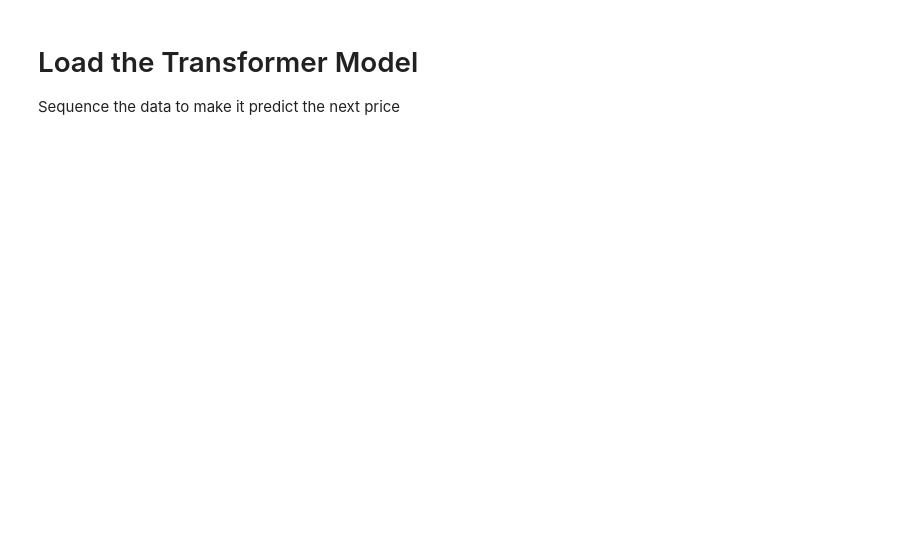
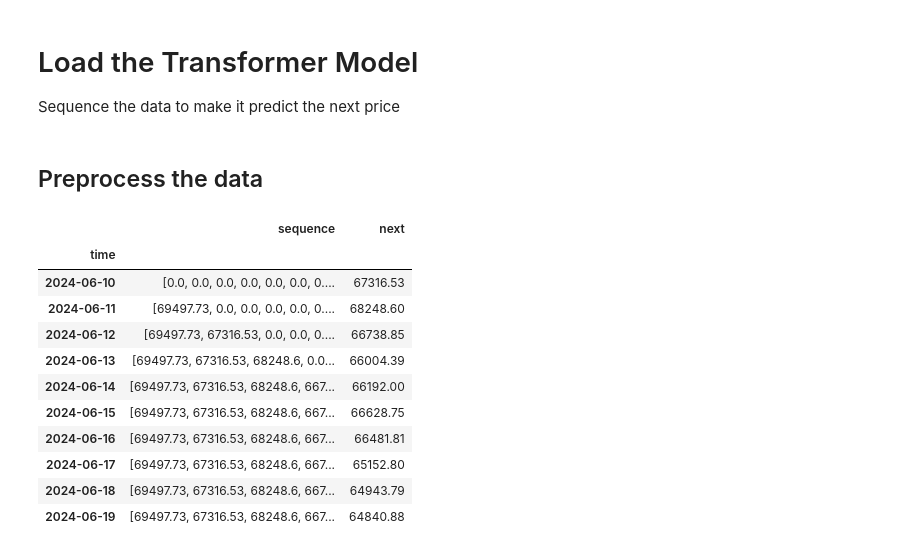
Before and after one commit to matteoshafer/cryptoTrading_fork, a Jupyter notebook: training notebooks/transformer.ipynb, the cells around one changed output. Saved outputs shown, nothing was run; the diff lists cells and outputs as text; code cells hidden in the pictures; blank space fills up the shorter version.

```diff
--- a/training notebooks/transformer.ipynb
+++ b/training notebooks/transformer.ipynb
@@ -87,3 +115,41 @@ daily_data['gradient'].plot.hist()
 # Load the Transformer Model
 
 Sequence the data to make it predict the next price
+# %% [markdown]
+## Preprocess the data
+# %%
+def sequence(column, index):
+    if index == len(column)-1:
+        return column.values[:index].tolist(), column.values[-1]
+    if index < len(column):
+        return column.values[:index].tolist(), column.values[index+1]
+    raise ValueError(f'Index = {index} ≥ Length = {len(column)}')
+
+seqs = []
+nexts = []
+for i in range(len(daily_data)):
+    try:
+        seq, next = sequence(daily_data['close'], i)
+        seqs.append(seq)
+        nexts.append(next)
+    except Exception as e:
+        print(f'Error at {i} Exception:', e)
+
+seqs = [padding(seq, len(daily_data)) for seq in seqs]
+
+daily_data['sequence'] = seqs
+daily_data['next'] = nexts
+daily_data[['sequence', 'next']].head(10)
+# %% [output]
+|  | sequence | next |
+| time |  |  |
+| 2024-06-10 | [0.0, 0.0, 0.0, 0.0, 0.0, 0.0, 0.... | 67316.53 |
+| 2024-06-11 | [69497.73, 0.0, 0.0, 0.0, 0.0, 0.... | 68248.60 |
+| 2024-06-12 | [69497.73, 67316.53, 0.0, 0.0, 0.... | 66738.85 |
+| 2024-06-13 | [69497.73, 67316.53, 68248.6, 0.0... | 66004.39 |
+| 2024-06-14 | [69497.73, 67316.53, 68248.6, 667... | 66192.00 |
+| 2024-06-15 | [69497.73, 67316.53, 68248.6, 667... | 66628.75 |
+| 2024-06-16 | [69497.73, 67316.53, 68248.6, 667... | 66481.81 |
+| 2024-06-17 | [69497.73, 67316.53, 68248.6, 667... | 65152.80 |
+| 2024-06-18 | [69497.73, 67316.53, 68248.6, 667... | 64943.79 |
+| 2024-06-19 | [69497.73, 67316.53, 68248.6, 667... | 64840.88 |
```
Also changed, not shown: parts of 14 cells of this notebook, 2 other files.
